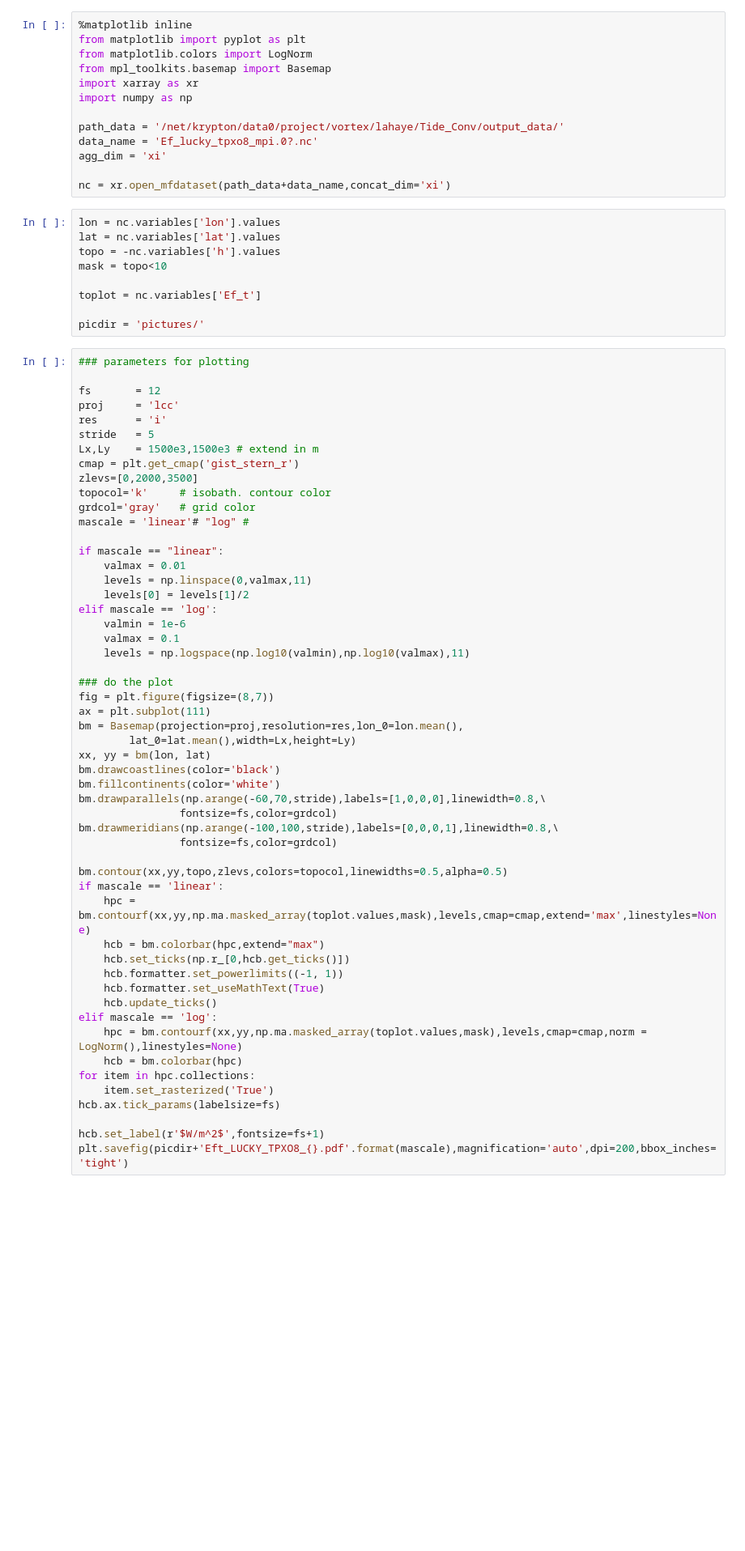
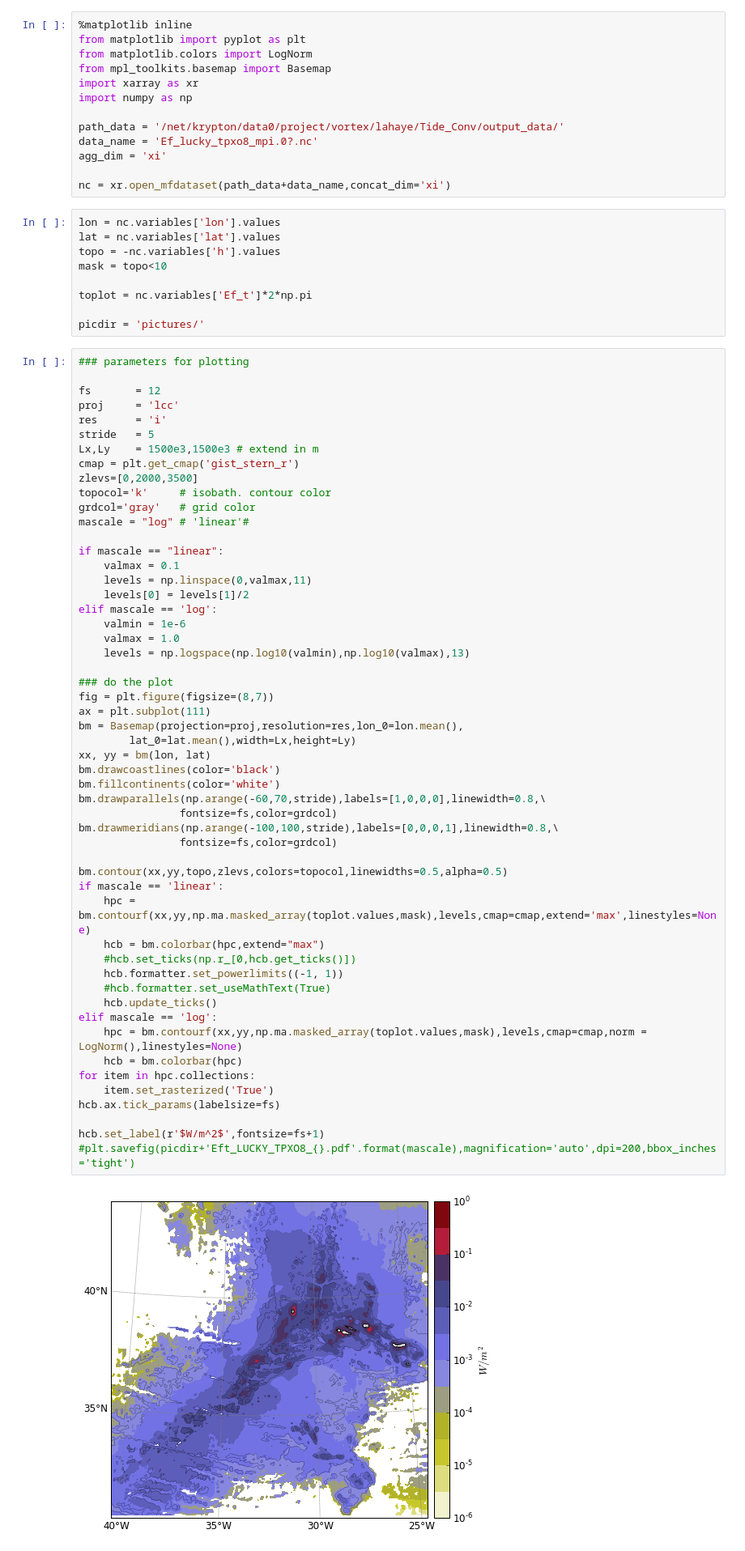
Before and after one commit to NoeLahaye/Int_Tide_Conv, a Jupyter notebook: plot_Ef_SLG02.ipynb, the cells around one changed output. Shown: that part at 81% size. Drawn from its saved outputs; the diff is of its cells as text; blank space fills up the shorter version.

```diff
--- a/plot_Ef_SLG02.ipynb
+++ b/plot_Ef_SLG02.ipynb
@@ -17,7 +22,7 @@ lat = nc.variables['lat'].values
 topo = -nc.variables['h'].values
 mask = topo<10
 
-toplot = nc.variables['Ef_t']
+toplot = nc.variables['Ef_t']*2*np.pi
 
 picdir = 'pictures/'
 # %%
@@ -32,47 +37,49 @@ cmap = plt.get_cmap('gist_stern_r')
 zlevs=[0,2000,3500]
 topocol='k'     # isobath. contour color
 grdcol='gray'   # grid color
-mascale = 'linear'# "log" #
+mascale = "log" # 'linear'#
 
 if mascale == "linear":
-    valmax = 0.01
+    valmax = 0.1
     levels = np.linspace(0,valmax,11)
     levels[0] = levels[1]/2
 elif mascale == 'log':
     valmin = 1e-6
-    valmax = 0.1
-    levels = np.logspace(np.log10(valmin),np.log10(valmax),11)
+    valmax = 1.0
+    levels = np.logspace(np.log10(valmin),np.log10(valmax),13)
 
 ### do the plot
 fig = plt.figure(figsize=(8,7))
 ax = plt.subplot(111)
 bm = Basemap(projection=proj,resolution=res,lon_0=lon.mean(),
         lat_0=lat.mean(),width=Lx,height=Ly)
 xx, yy = bm(lon, lat)
 bm.drawcoastlines(color='black')
 bm.fillcontinents(color='white')
 bm.drawparallels(np.arange(-60,70,stride),labels=[1,0,0,0],linewidth=0.8,\
                 fontsize=fs,color=grdcol)
 bm.drawmeridians(np.arange(-100,100,stride),labels=[0,0,0,1],linewidth=0.8,\
                 fontsize=fs,color=grdcol)
 
 bm.contour(xx,yy,topo,zlevs,colors=topocol,linewidths=0.5,alpha=0.5)
 if mascale == 'linear':
     hpc = bm.contourf(xx,yy,np.ma.masked_array(toplot.values,mask),levels,cmap=cmap,extend='max',linestyles=None)
     hcb = bm.colorbar(hpc,extend="max")
-    hcb.set_ticks(np.r_[0,hcb.get_ticks()])
+    #hcb.set_ticks(np.r_[0,hcb.get_ticks()])
     hcb.formatter.set_powerlimits((-1, 1))
-    hcb.formatter.set_useMathText(True)
+    #hcb.formatter.set_useMathText(True)
     hcb.update_ticks()
 elif mascale == 'log':
     hpc = bm.contourf(xx,yy,np.ma.masked_array(toplot.values,mask),levels,cmap=cmap,norm = LogNorm(),linestyles=None)
     hcb = bm.colorbar(hpc)
 for item in hpc.collections:
     item.set_rasterized('True')
 hcb.ax.tick_params(labelsize=fs)
 
 hcb.set_label(r'$W/m^2$',fontsize=fs+1)
-plt.savefig(picdir+'Eft_LUCKY_TPXO8_{}.pdf'.format(mascale),magnification='auto',dpi=200,bbox_inches='tight')
+#plt.savefig(picdir+'Eft_LUCKY_TPXO8_{}.pdf'.format(mascale),magnification='auto',dpi=200,bbox_inches='tight')
+# %% [output]
+[figure, added]
 # %%
 indx, indy = 250,250
 kh = nc.variables['kh'].values
```
Also changed, not shown: parts of 6 cells of this notebook, 3 other files.
